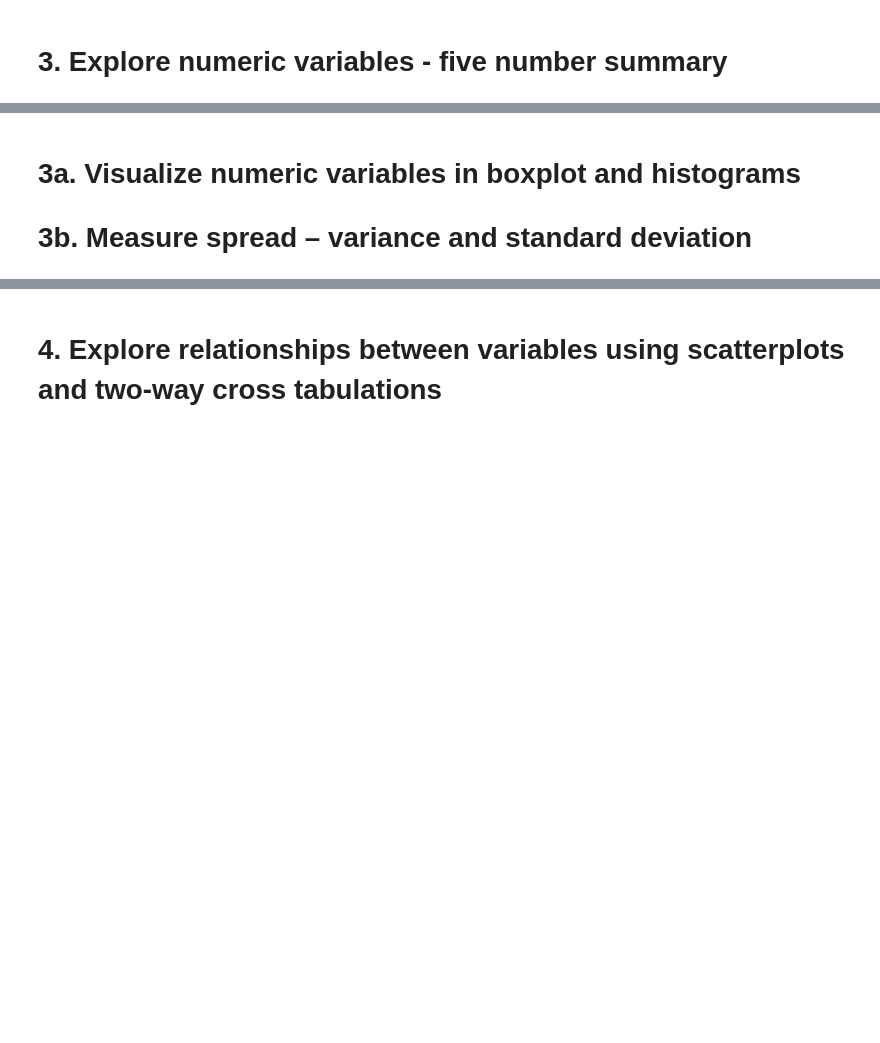
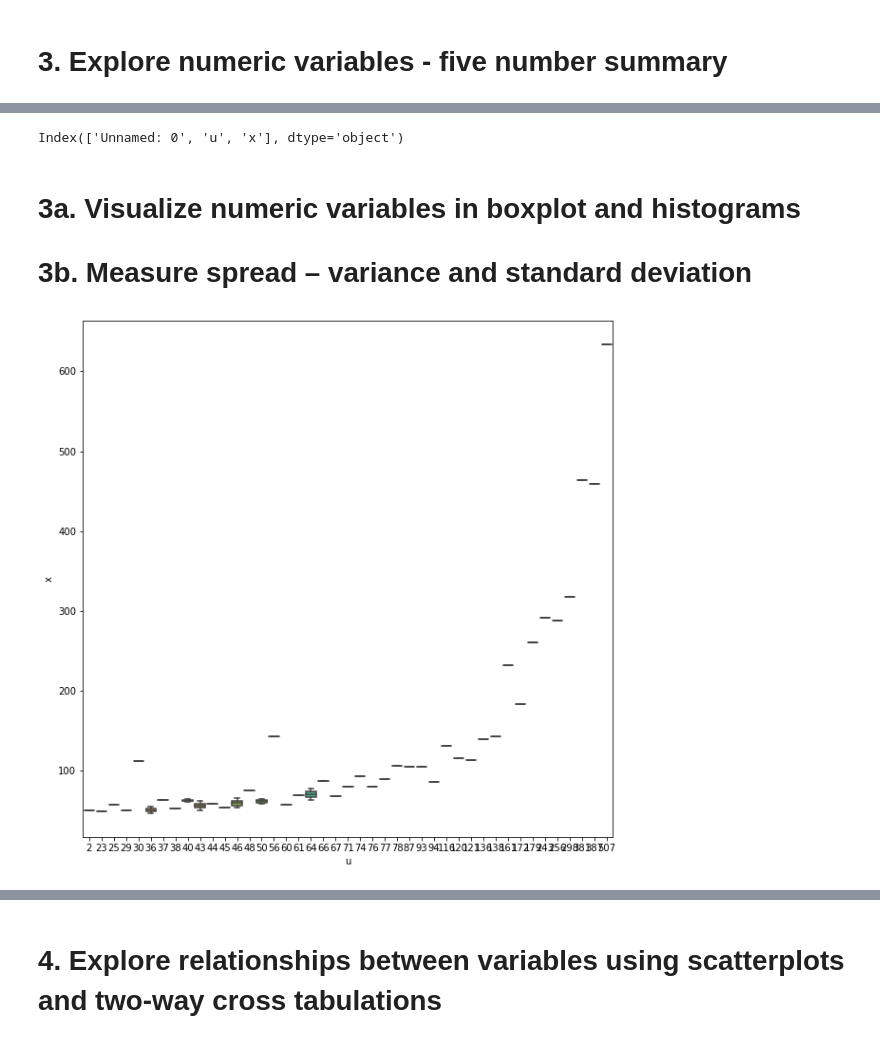
Before and after one commit to ADNAAN00/PROJECTS, a Jupyter notebook: Linear_regression_bigcity.ipynb, the cells around one changed output, grey strips where cells are left out. Drawn from its saved outputs; the diff is of its cells as text; code cells hidden in the pictures; blank space fills up the shorter version.

```diff
--- a/Linear_regression_bigcity.ipynb
+++ b/Linear_regression_bigcity.ipynb
@@ -106,4 +87,14 @@ Five Point summary for column x : Maximum value - 634
+# %%
+num_data.columns
+# %% [output]
+Index(['Unnamed: 0', 'u', 'x'], dtype='object')
 # %% [markdown]
 # 3a. Visualize numeric variables in boxplot and histograms
 # 3b. Measure spread – variance and standard deviation
+# %%
+plt.figure(figsize=(10,10))
+sns.boxplot(x=df['u'],y=df['x'])
+plt.show()
+# %% [output]
+[figure, added]
 # %%
```
Also changed, not shown: parts of 52 cells of this notebook.
